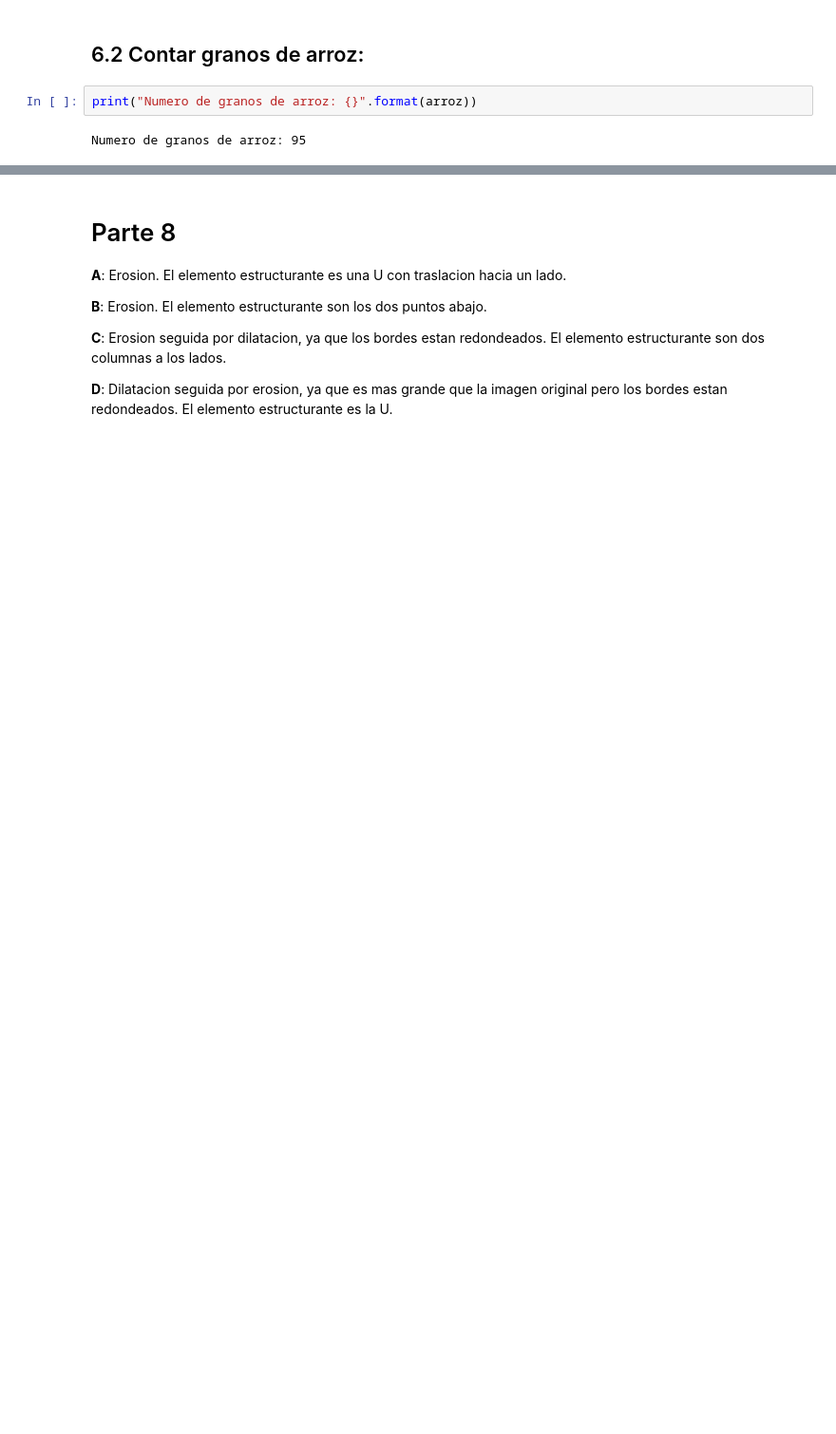
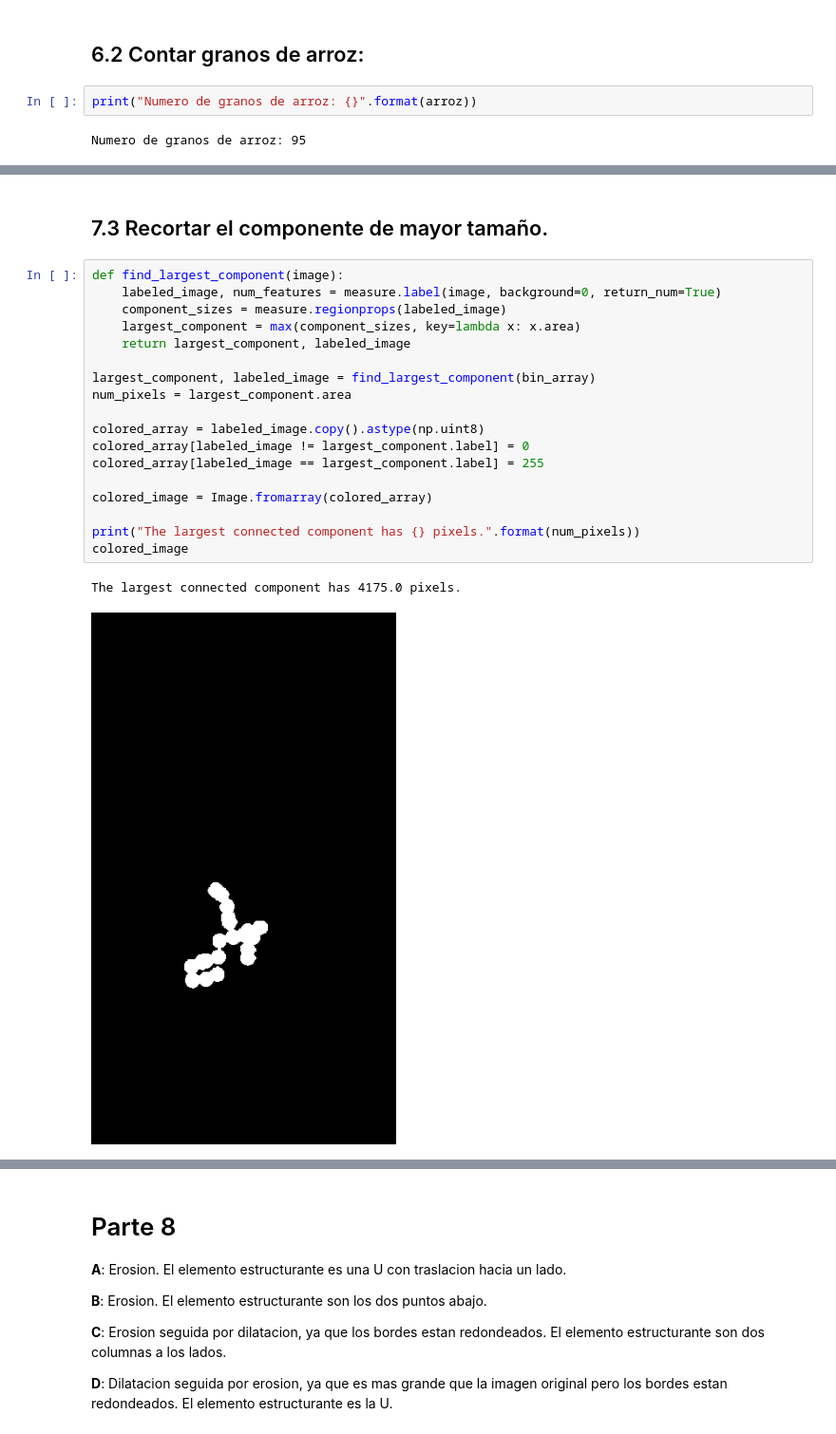
Before and after one commit to cayomol01/Vision_Lab1, a Jupyter notebook: Parte[6-8].ipynb, the cells around one changed output, grey strips where cells are left out. Shown: that part at 95% size. Cells and saved outputs as stored; diff of their text form; blank space fills up the shorter version.

```diff
--- a/Parte[6-8].ipynb
+++ b/Parte[6-8].ipynb
@@ -42,0 +79,23 @@ Numero de granos de arroz: 95
+# %% [markdown]
+## 7.3 Recortar el componente de mayor tamaño.
+# %%
+def find_largest_component(image):
+    labeled_image, num_features = measure.label(image, background=0, return_num=True)
+    component_sizes = measure.regionprops(labeled_image)
+    largest_component = max(component_sizes, key=lambda x: x.area)
+    return largest_component, labeled_image
+
+largest_component, labeled_image = find_largest_component(bin_array)
+num_pixels = largest_component.area
+
+colored_array = labeled_image.copy().astype(np.uint8)
+colored_array[labeled_image != largest_component.label] = 0
+colored_array[labeled_image == largest_component.label] = 255
+
+colored_image = Image.fromarray(colored_array)
+
+print("The largest connected component has {} pixels.".format(num_pixels))
+colored_image
+# %% [output]
+The largest connected component has 4175.0 pixels.
+[figure, added]
```
Also changed, not shown: parts of 7 cells of this notebook.
